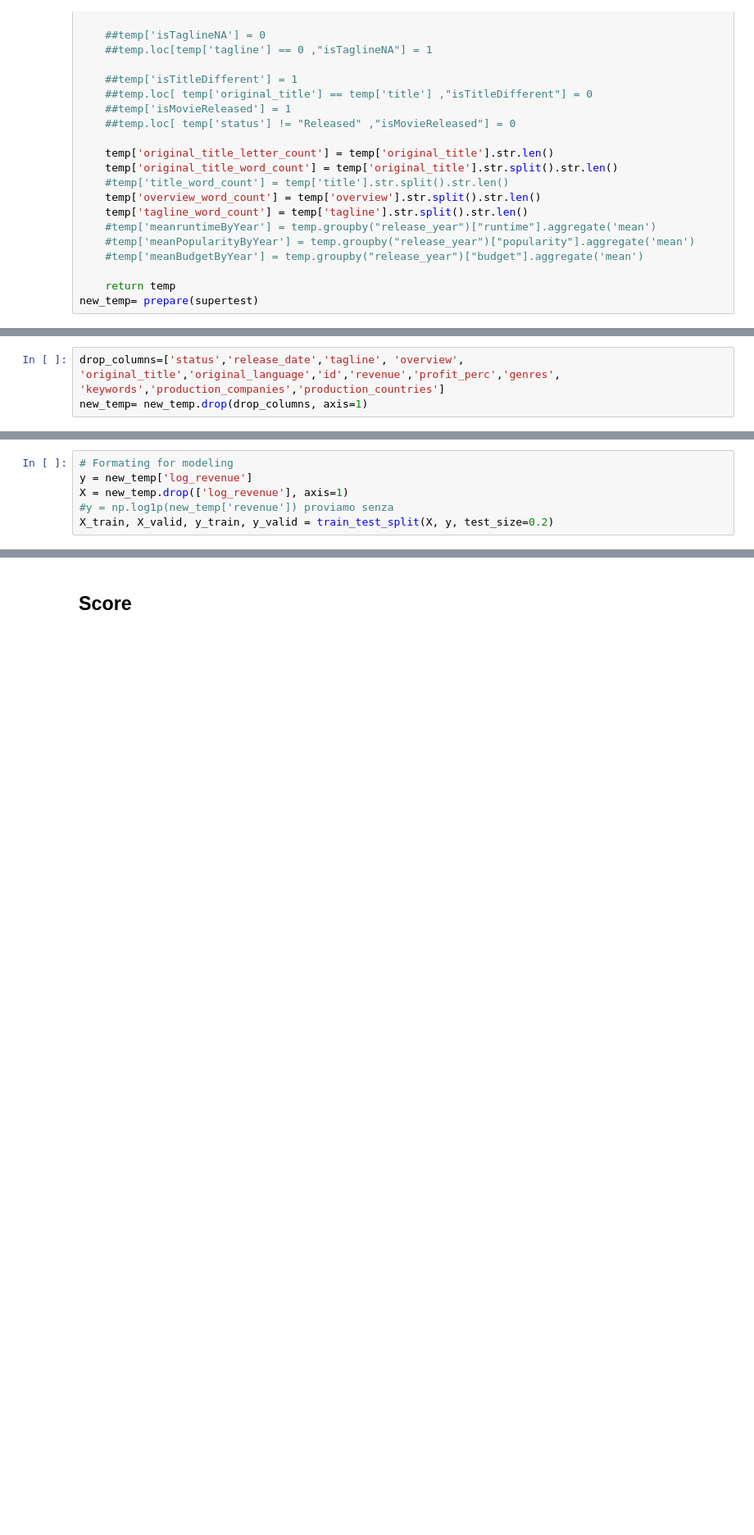
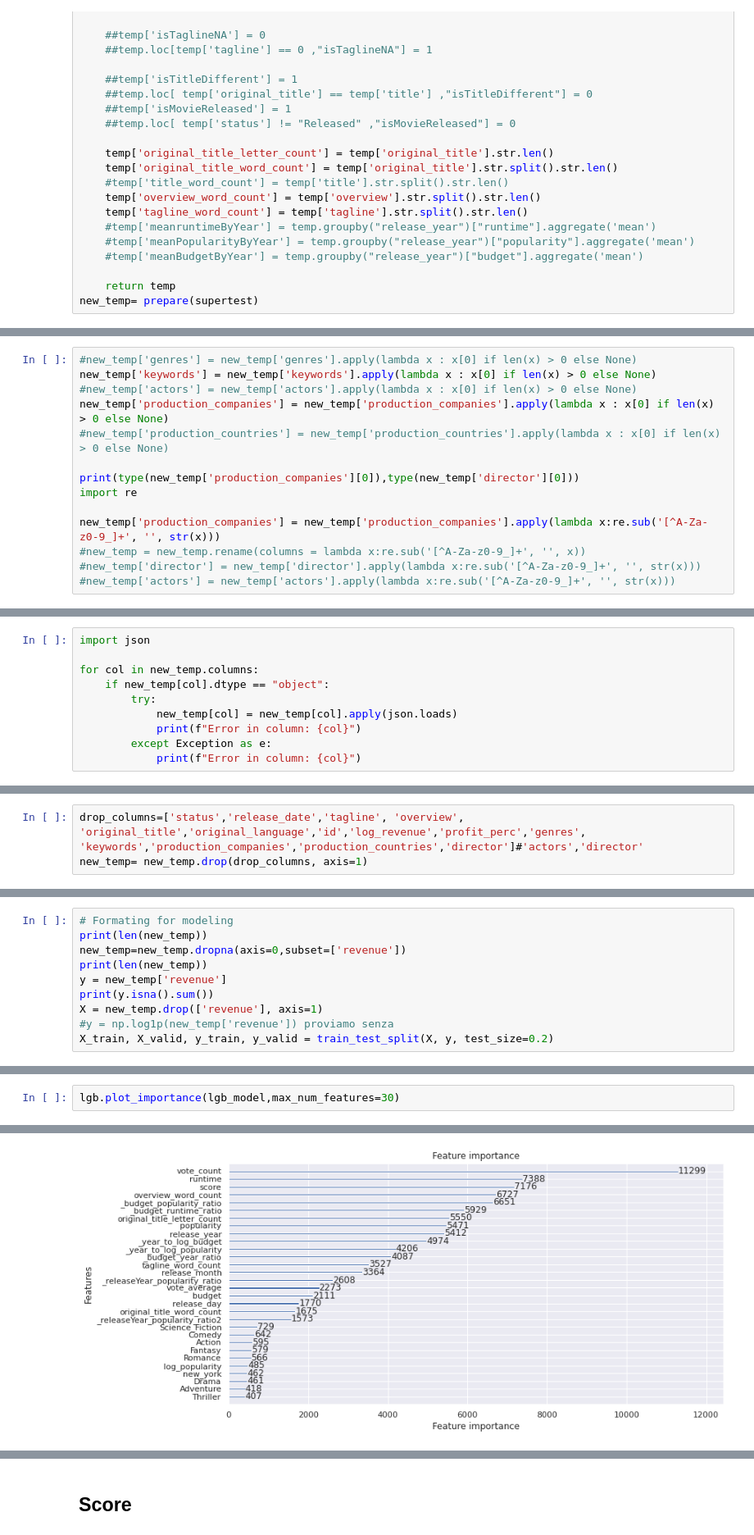
Before and after one commit to flenz00/TMDB-Movies, a Jupyter notebook: pulito.ipynb, the cells around one changed output, grey strips where cells are left out. Shown at 82% size. Saved outputs shown, nothing was run; the diff lists cells and outputs as text; blank space fills up the shorter version.

Commit message:
manca actors per la revenue

```diff
--- a/pulito.ipynb
+++ b/pulito.ipynb
@@ -746,0 +702,14 @@ new_temp.head(1)
+# %%
+#new_temp['genres'] = new_temp['genres'].apply(lambda x : x[0] if len(x) > 0 else None)
+new_temp['keywords'] = new_temp['keywords'].apply(lambda x : x[0] if len(x) > 0 else None)
+#new_temp['actors'] = new_temp['actors'].apply(lambda x : x[0] if len(x) > 0 else None)
+new_temp['production_companies'] = new_temp['production_companies'].apply(lambda x : x[0] if len(x) > 0 else None)
+#new_temp['production_countries'] = new_temp['production_countries'].apply(lambda x : x[0] if len(x) > 0 else None)
+
+print(type(new_temp['production_companies'][0]),type(new_temp['director'][0]))
+import re
+
+new_temp['production_companies'] = new_temp['production_companies'].apply(lambda x:re.sub('[^A-Za-z0-9_]+', '', str(x)))
+#new_temp = new_temp.rename(columns = lambda x:re.sub('[^A-Za-z0-9_]+', '', x))
+#new_temp['director'] = new_temp['director'].apply(lambda x:re.sub('[^A-Za-z0-9_]+', '', str(x)))
+#new_temp['actors'] = new_temp['actors'].apply(lambda x:re.sub('[^A-Za-z0-9_]+', '', str(x)))
@@ -746,0 +718,10 @@ new_temp.head(1)
+# %%
+import json
+
+for col in new_temp.columns:
+    if new_temp[col].dtype == "object":
+        try:
+            new_temp[col] = new_temp[col].apply(json.loads)
+            print(f"Error in column: {col}")
+        except Exception as e:
+            print(f"Error in column: {col}")
@@ -747,5 +784,5 @@ new_temp.head(1)
 # %%
-drop_columns=['status','release_date','tagline', 'overview', 'original_title','original_language','id','revenue','profit_perc','genres', 'keywords','production_companies','production_countries']
+drop_columns=['status','release_date','tagline', 'overview', 'original_title','original_language','id','log_revenue','profit_perc','genres', 'keywords','production_companies','production_countries','director']#'actors','director'
 new_temp= new_temp.drop(drop_columns, axis=1)
 # %%
 Movies.head(4)
@@ -766,6 +799,10 @@ OSError: dlopen(/Library/Frameworks/Python.framework/Versions/3.9/lib/python3.9/
 # %%
 # Formating for modeling
-y = new_temp['log_revenue']
-X = new_temp.drop(['log_revenue'], axis=1)
+print(len(new_temp))
+new_temp=new_temp.dropna(axis=0,subset=['revenue'])
+print(len(new_temp))
+y = new_temp['revenue']
+print(y.isna().sum())
+X = new_temp.drop(['revenue'], axis=1)
 #y = np.log1p(new_temp['revenue']) proviamo senza
 X_train, X_valid, y_train, y_valid = train_test_split(X, y, test_size=0.2)
@@ -803,0 +878,3 @@ df
+# %%
+lgb.plot_importance(lgb_model,max_num_features=30)
+# %% [output]
@@ -804,3 +882,4 @@ df
+[figure, added]
 # %%
 plt.scatter(y_valid, y_pred)
 tmp = [min(np.concatenate((y_train,y_valid))),
```
Also changed, not shown: parts of 41 cells of this notebook.
